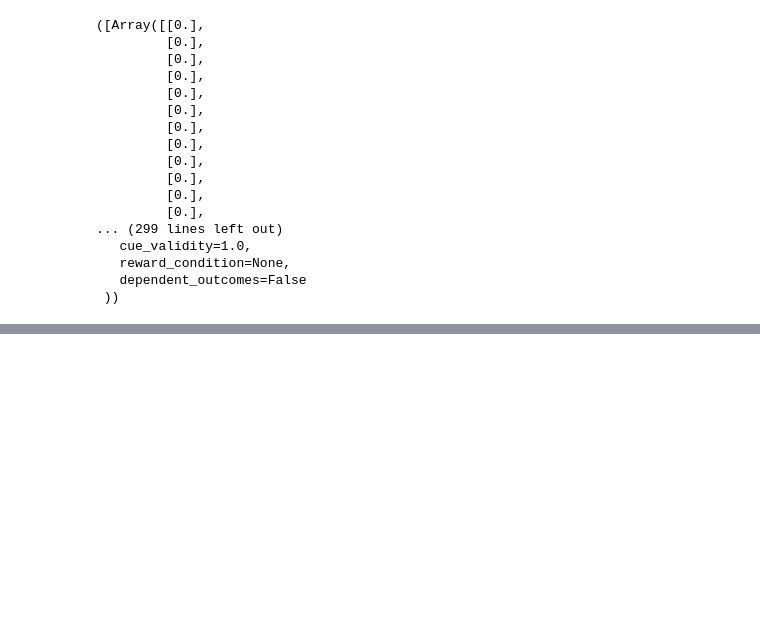
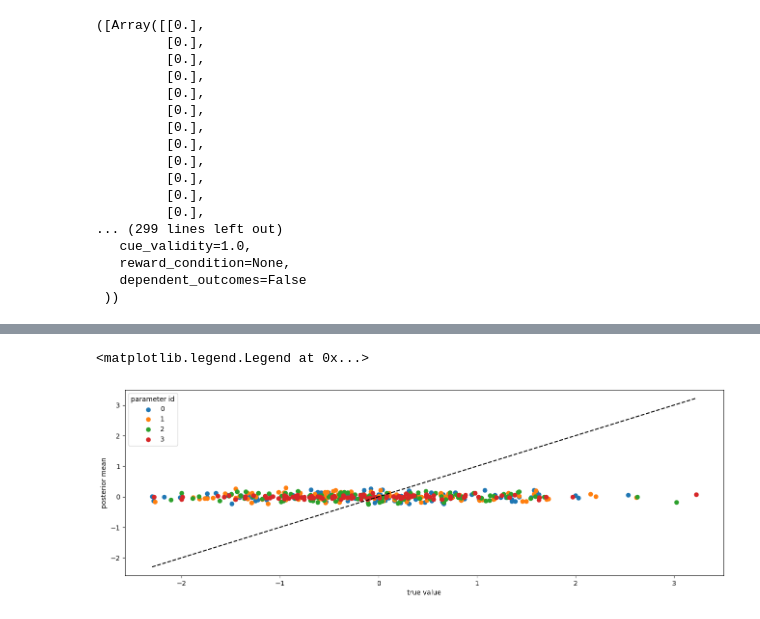
Before and after one commit to infer-actively/pymdp, a Jupyter notebook: examples/model_fitting/fitting_with_pybefit.ipynb, the cells around one changed output, grey strips where cells are left out. Saved outputs shown, nothing was run; the diff lists cells and outputs as text; code cells hidden in the pictures; blank space fills up the shorter version.

```diff
--- a/examples/model_fitting/fitting_with_pybefit.ipynb
+++ b/examples/model_fitting/fitting_with_pybefit.ipynb
@@ -180,0 +235,12 @@ ValueError: vmap got inconsistent sizes for array axes to be mapped:
+# %%
+plt.figure(figsize=(16, 5))
+for i in range(num_params):
+    plt.scatter(samples['z'][0, :, i], svi_samples["z"].mean(0)[:, i], label=i)
+
+plt.plot((samples['z'].min(), samples['z'].max()), (samples['z'].min(), samples['z'].max()), "k--")
+plt.ylabel("posterior mean")
+plt.xlabel("true value")
+plt.legend(title="parameter id")
+# %% [output]
+<matplotlib.legend.Legend at 0x...>
+[figure, added]
```
Also changed, not shown: parts of 7 cells of this notebook.
